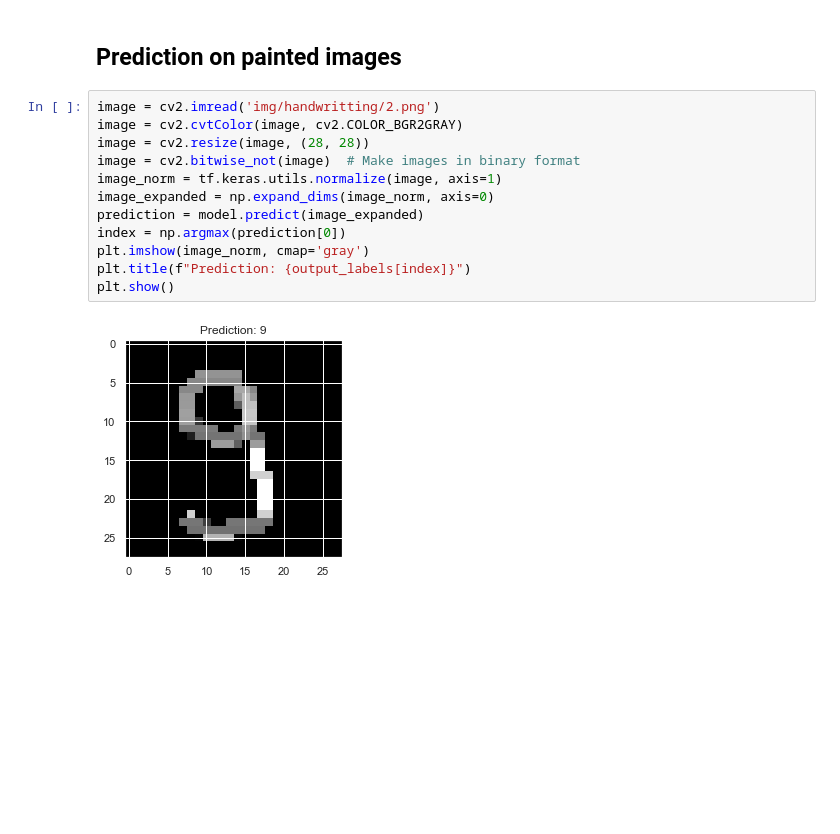
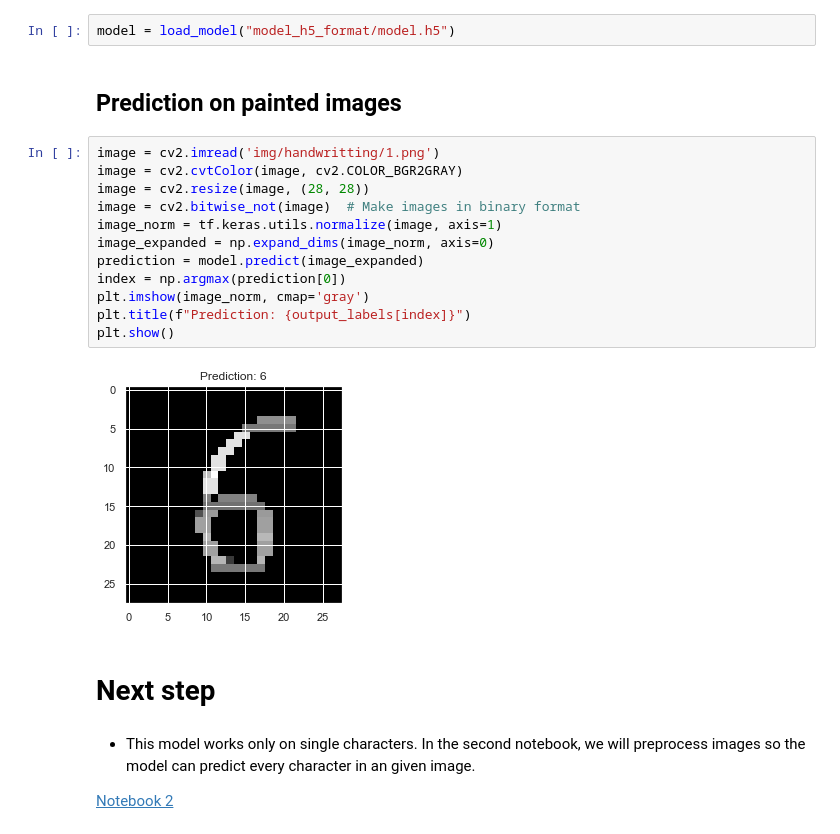
Before and after one commit to mohammedAljadd/smart-glasses, a Jupyter notebook: Model training/Handwriting recognition/1 - Handwritten characters recognition.ipynb, the cells around one changed output. Saved outputs shown, nothing was run; the diff lists cells and outputs as text; blank space fills up the shorter version.

Commit message:
ipynb update

```diff
--- a/Model training/Handwriting recognition/1 - Handwritten characters recognition.ipynb
+++ b/Model training/Handwriting recognition/1 - Handwritten characters recognition.ipynb
@@ -247,16 +245,24 @@ plt.show()
+# %%
+model = load_model("model_h5_format/model.h5")
 # %% [markdown]
 ## Prediction on painted images
 # %%
-image = cv2.imread('img/handwritting/2.png')
+image = cv2.imread('img/handwritting/1.png')
 image = cv2.cvtColor(image, cv2.COLOR_BGR2GRAY)
 image = cv2.resize(image, (28, 28))
 image = cv2.bitwise_not(image)  # Make images in binary format
 image_norm = tf.keras.utils.normalize(image, axis=1)
 image_expanded = np.expand_dims(image_norm, axis=0)
 prediction = model.predict(image_expanded)
 index = np.argmax(prediction[0])
 plt.imshow(image_norm, cmap='gray')
 plt.title(f"Prediction: {output_labels[index]}")
 plt.show()
 # %% [output]
-[figure, old version]
+[figure, new version]
+# %% [markdown]
+# Next step
+# %% [markdown]
+  - This model works only on single characters. In the second notebook, we will preprocess images so the model can predict every character in an given image.
+
+[Notebook 2](2%20-%20Text%20recognition.ipynb)
```
Also changed, not shown: parts of 6 cells of this notebook, 2 other files.
